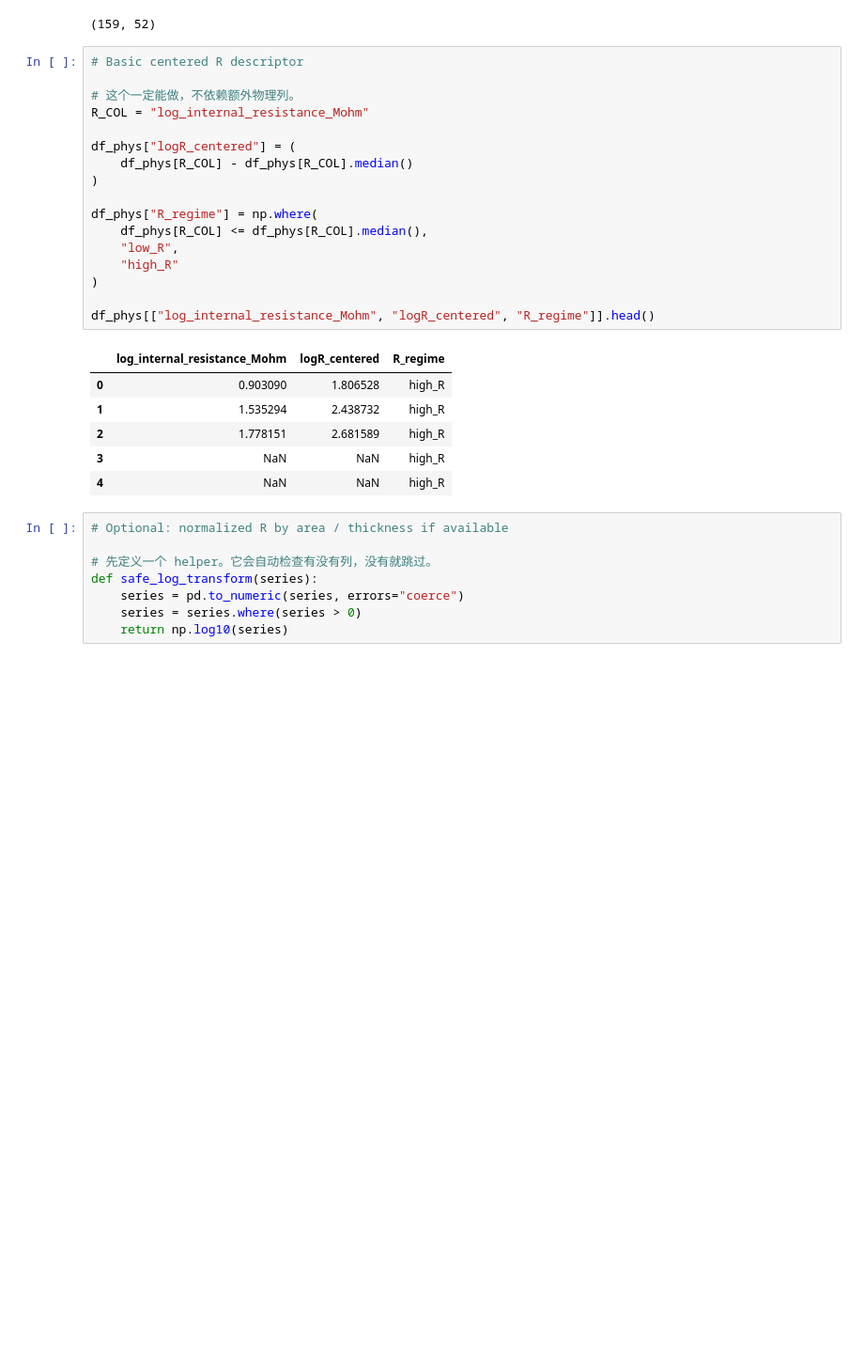
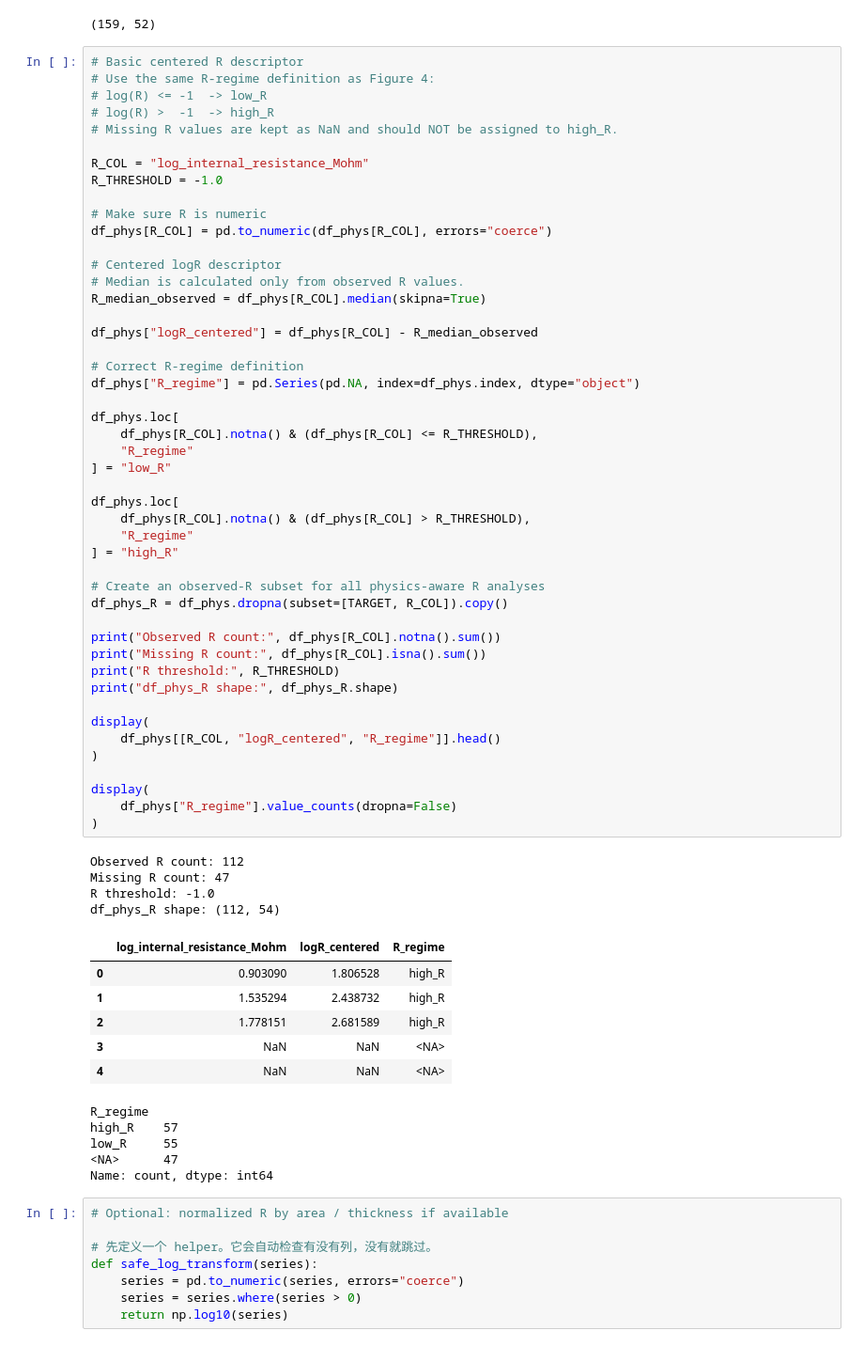
Before and after one commit to wenluanzhang/hydrovoltaic-ml, a Jupyter notebook: notebooks/11_physics_aware_R_descriptor.ipynb, the cells around one changed output. Shown at 94% size. Cells and saved outputs as stored; diff of their text form; blank space fills up the shorter version.

```diff
--- a/notebooks/11_physics_aware_R_descriptor.ipynb
+++ b/notebooks/11_physics_aware_R_descriptor.ipynb
@@ -87,28 +87,67 @@ print(df_phys.shape)
 (159, 52)
 # %%
 # Basic centered R descriptor
+# Use the same R-regime definition as Figure 4:
+# log(R) <= -1  -> low_R
+# log(R) >  -1  -> high_R
+# Missing R values are kept as NaN and should NOT be assigned to high_R.
 
-# 这个一定能做，不依赖额外物理列。
 R_COL = "log_internal_resistance_Mohm"
+R_THRESHOLD = -1.0
 
-df_phys["logR_centered"] = (
-    df_phys[R_COL] - df_phys[R_COL].median()
+# Make sure R is numeric
+df_phys[R_COL] = pd.to_numeric(df_phys[R_COL], errors="coerce")
+
+# Centered logR descriptor
+# Median is calculated only from observed R values.
+R_median_observed = df_phys[R_COL].median(skipna=True)
+
+df_phys["logR_centered"] = df_phys[R_COL] - R_median_observed
+
+# Correct R-regime definition
+df_phys["R_regime"] = pd.Series(pd.NA, index=df_phys.index, dtype="object")
+
+df_phys.loc[
+    df_phys[R_COL].notna() & (df_phys[R_COL] <= R_THRESHOLD),
+    "R_regime"
+] = "low_R"
+
+df_phys.loc[
+    df_phys[R_COL].notna() & (df_phys[R_COL] > R_THRESHOLD),
+    "R_regime"
+] = "high_R"
+
+# Create an observed-R subset for all physics-aware R analyses
+df_phys_R = df_phys.dropna(subset=[TARGET, R_COL]).copy()
+
+print("Observed R count:", df_phys[R_COL].notna().sum())
+print("Missing R count:", df_phys[R_COL].isna().sum())
+print("R threshold:", R_THRESHOLD)
+print("df_phys_R shape:", df_phys_R.shape)
+
+display(
+    df_phys[[R_COL, "logR_centered", "R_regime"]].head()
 )
 
-df_phys["R_regime"] = np.where(
-    df_phys[R_COL] <= df_phys[R_COL].median(),
-    "low_R",
-    "high_R"
+display(
+    df_phys["R_regime"].value_counts(dropna=False)
 )
-
-df_phys[["log_internal_resistance_Mohm", "logR_centered", "R_regime"]].head()
 # %% [output]
+Observed R count: 112
+Missing R count: 47
+R threshold: -1.0
+df_phys_R shape: (112, 54)
 |  | log_internal_resistance_Mohm | logR_centered | R_regime |
 | 0 | 0.903090 | 1.806528 | high_R |
 | 1 | 1.535294 | 2.438732 | high_R |
 | 2 | 1.778151 | 2.681589 | high_R |
-| 3 | NaN | NaN | high_R |
-| 4 | NaN | NaN | high_R |
+| 3 | NaN | NaN | <NA> |
+| 4 | NaN | NaN | <NA> |
+R_regime
+high_R    57
+low_R     55
+<NA>      47
+Name: count, dtype: int64
 # %%
 # Optional: normalized R by area / thickness if available
 
```
Also changed, not shown: parts of 8 cells of this notebook.
